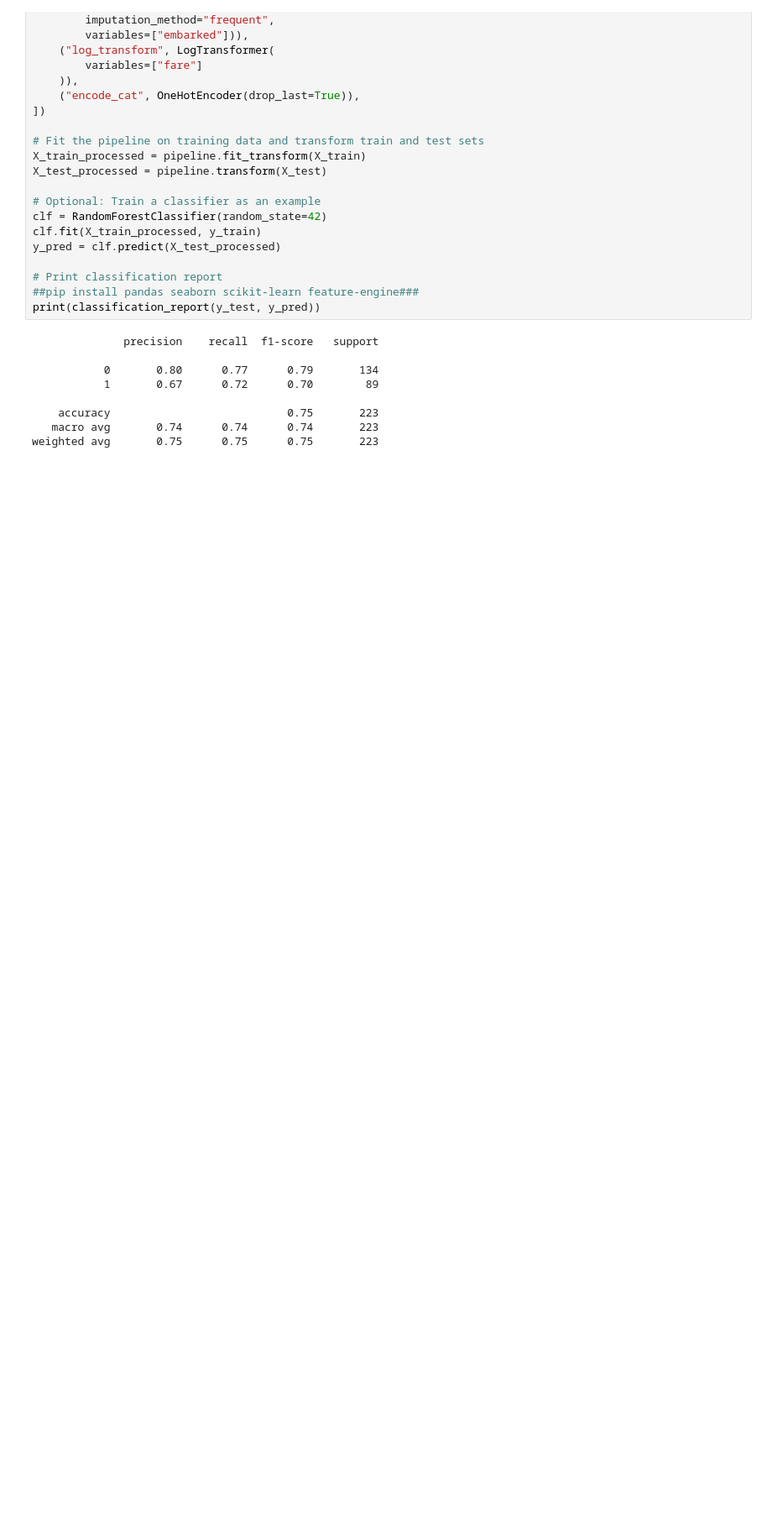
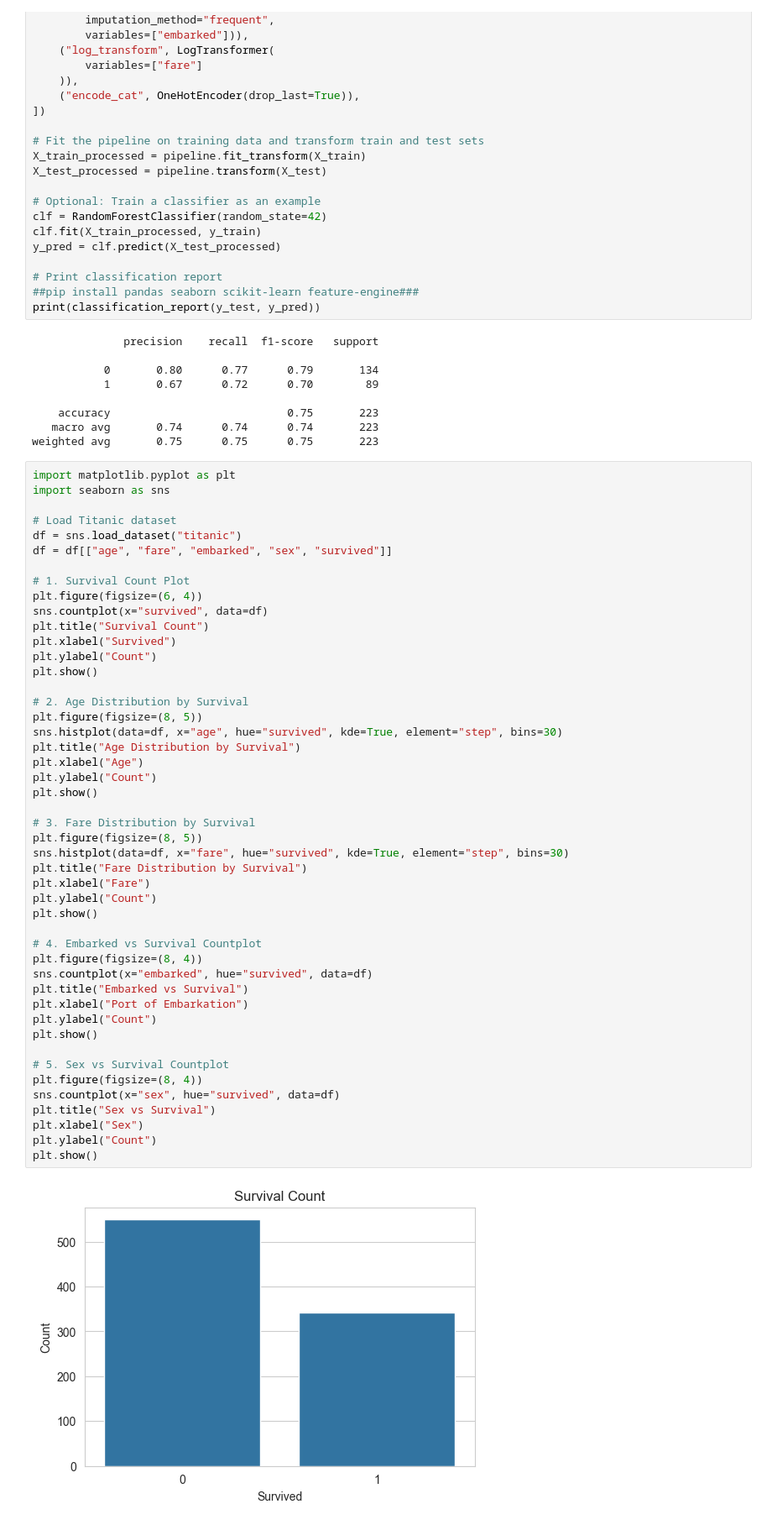
Before and after one commit to Midaso2/project-one, a Jupyter notebook: pandaRecap.ipynb, the cells around one changed output. Shown at 84% size. Drawn from its saved outputs; the diff is of its cells as text; blank space fills up the shorter version.

Commit message:
Add notebook and plot.py, update index.html and main.py

```diff
--- a/pandaRecap.ipynb
+++ b/pandaRecap.ipynb
@@ -608,3 +608,52 @@ print(classification_report(y_test, y_pred))
     accuracy                           0.75       223
    macro avg       0.74      0.74      0.74       223
 weighted avg       0.75      0.75      0.75       223
+# %%
+import matplotlib.pyplot as plt
+import seaborn as sns
+
+# Load Titanic dataset
+df = sns.load_dataset("titanic")
+df = df[["age", "fare", "embarked", "sex", "survived"]]
+
+# 1. Survival Count Plot
+plt.figure(figsize=(6, 4))
+sns.countplot(x="survived", data=df)
+plt.title("Survival Count")
+plt.xlabel("Survived")
+plt.ylabel("Count")
+plt.show()
+
+# 2. Age Distribution by Survival
+plt.figure(figsize=(8, 5))
+sns.histplot(data=df, x="age", hue="survived", kde=True, element="step", bins=30)
+plt.title("Age Distribution by Survival")
+plt.xlabel("Age")
+plt.ylabel("Count")
+plt.show()
+
+# 3. Fare Distribution by Survival
+plt.figure(figsize=(8, 5))
+sns.histplot(data=df, x="fare", hue="survived", kde=True, element="step", bins=30)
+plt.title("Fare Distribution by Survival")
+plt.xlabel("Fare")
+plt.ylabel("Count")
+plt.show()
+
+# 4. Embarked vs Survival Countplot
+plt.figure(figsize=(8, 4))
+sns.countplot(x="embarked", hue="survived", data=df)
+plt.title("Embarked vs Survival")
+plt.xlabel("Port of Embarkation")
+plt.ylabel("Count")
+plt.show()
+
+# 5. Sex vs Survival Countplot
+plt.figure(figsize=(8, 4))
+sns.countplot(x="sex", hue="survived", data=df)
+plt.title("Sex vs Survival")
+plt.xlabel("Sex")
+plt.ylabel("Count")
+plt.show()
+# %% [output]
+[figure, added]
```
Also changed, not shown: parts of 7 cells of this notebook.
